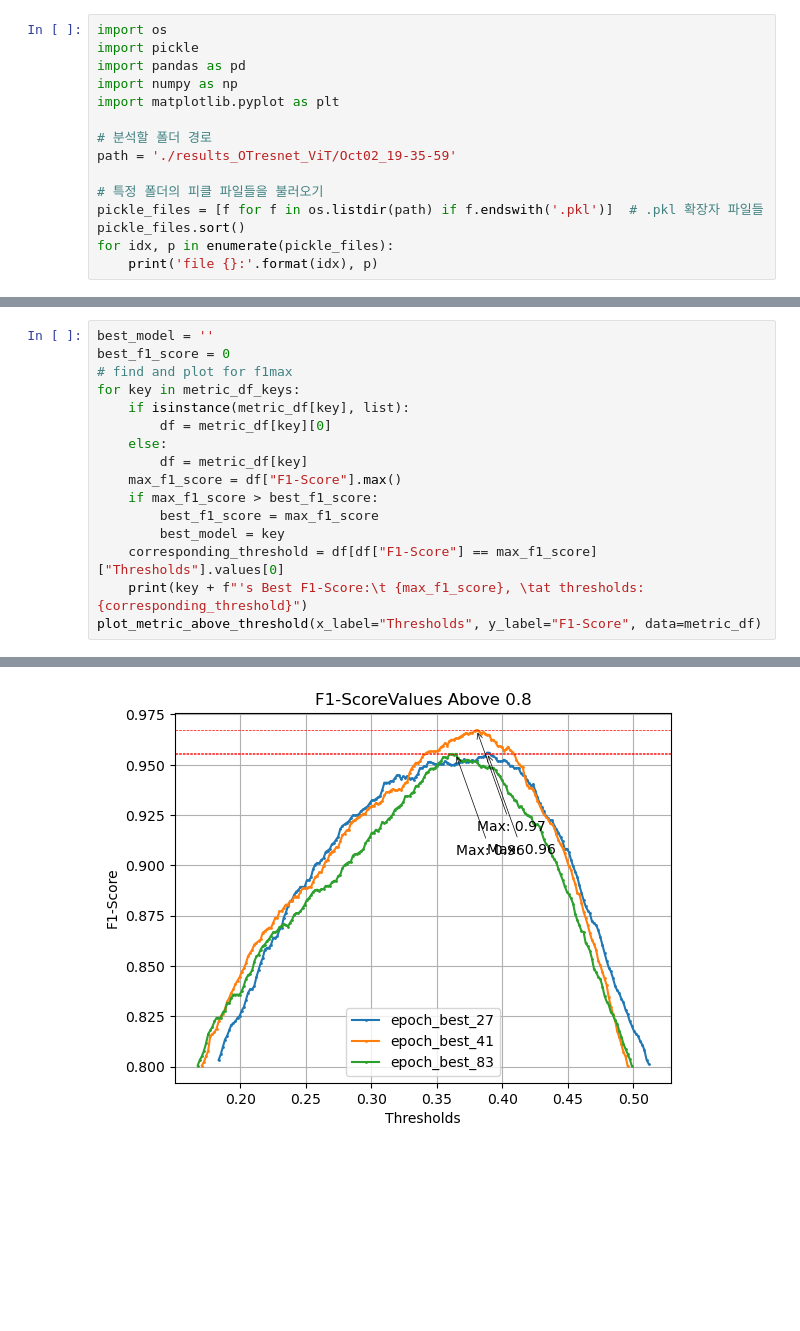
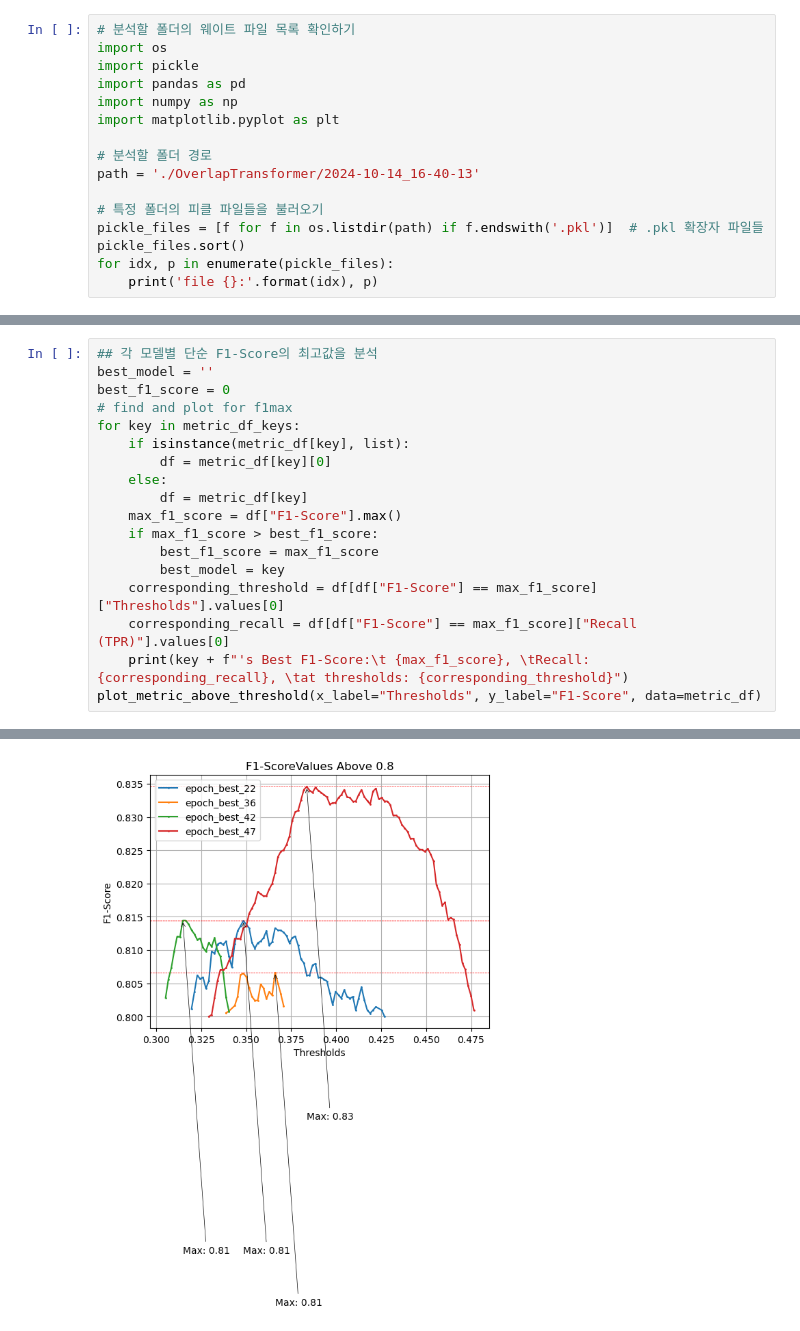
Before and after one commit to swoonge/LoGG3D-Net, a Jupyter notebook: evaluation/results/results_analyze_folder.ipynb, the cells around one changed output, grey strips where cells are left out. Cells and saved outputs as stored; diff of their text form; blank space fills up the shorter version.

```diff
--- a/evaluation/results/results_analyze_folder.ipynb
+++ b/evaluation/results/results_analyze_folder.ipynb
@@ -1,4 +1,5 @@
 # %%
+# 분석할 폴더의 웨이트 파일 목록 확인하기
 import os
 import pickle
 import pandas as pd
@@ -6,7 +7,7 @@ import numpy as np
 import matplotlib.pyplot as plt
 
 # 분석할 폴더 경로
-path = './results_OTresnet_ViT/Oct02_19-35-59'
+path = './OverlapTransformer/2024-10-14_16-40-13'
 
 # 특정 폴더의 피클 파일들을 불러오기
 pickle_files = [f for f in os.listdir(path) if f.endswith('.pkl')]  # .pkl 확장자 파일들
@@ -104,6 +158,7 @@ Accuracy                     float64
 3                        0.0           0.0
 4                        0.0           0.0
 # %%
+## 각 모델별 단순 F1-Score의 최고값을 분석
 best_model = ''
 best_f1_score = 0
 # find and plot for f1max
@@ -117,6 +172,7 @@ for key in metric_df_keys:
         best_f1_score = max_f1_score
         best_model = key
     corresponding_threshold = df[df["F1-Score"] == max_f1_score]["Thresholds"].values[0]
-    print(key + f"'s Best F1-Score:\t {max_f1_score}, \tat thresholds: {corresponding_threshold}")
+    corresponding_recall = df[df["F1-Score"] == max_f1_score]["Recall (TPR)"].values[0]
+    print(key + f"'s Best F1-Score:\t {max_f1_score}, \tRecall: {corresponding_recall}, \tat thresholds: {corresponding_threshold}")
 plot_metric_above_threshold(x_label="Thresholds", y_label="F1-Score", data=metric_df)
 # %% [output]
@@ -126 +185 @@ epoch_best_83's Best F1-Score:   0.9554390563564875,    at thresholds: 0.3644729
-[figure, old version]
+[figure, new version]
```
Also changed, not shown: parts of 10 cells of this notebook, 20 other files.
